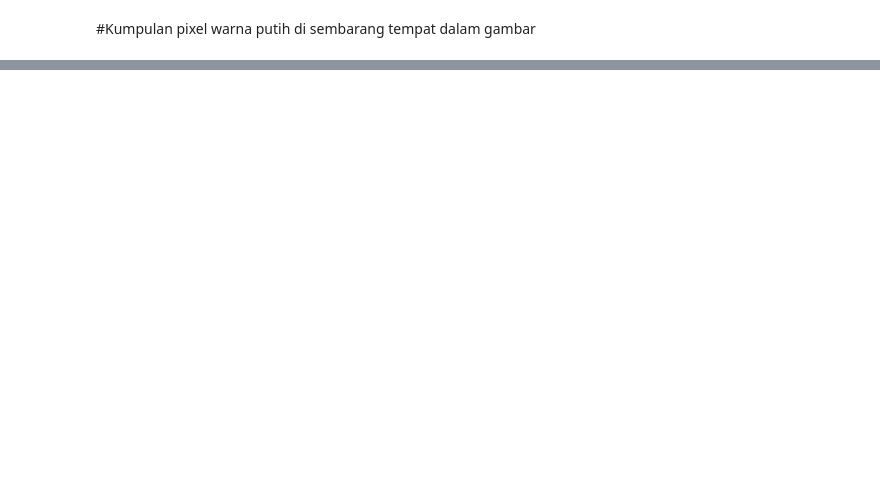
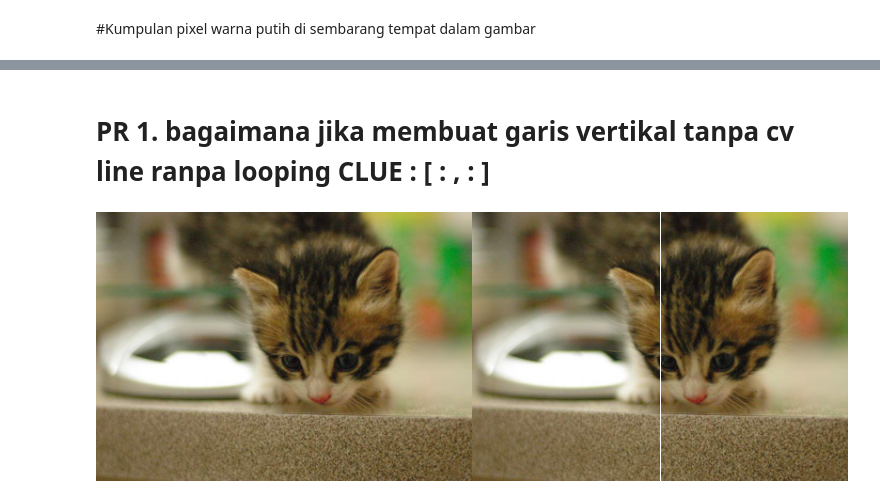
Before and after one commit to judhacdc/PCVK_Genap_2023, a Jupyter notebook: week1.ipynb, the cells around one changed output, grey strips where cells are left out. Cells and saved outputs as stored; diff of their text form; code cells hidden in the pictures; blank space fills up the shorter version.

```diff
--- a/week1.ipynb
+++ b/week1.ipynb
@@ -117,0 +117,13 @@ cv2_imshow(final_frame)
+# %% [markdown]
+# PR 1.	bagaimana jika membuat garis vertikal tanpa cv line ranpa looping  CLUE : [ : , : ]
+# %%
+image_2 = cv.cvtColor(image, cv.COLOR_BGR2RGB)
+image_3 = cv.cvtColor(image, cv.COLOR_BGR2RGB)
+
+tinggi, lebar, _ = image_3.shape
+image_3[:,int(lebar/2)] = [255, 255, 255]
+
+final_frame = cv.hconcat((image_2, image_3))
+cv2_imshow(final_frame)
+# %% [output]
+[figure, added]
```
Also changed, not shown: parts of 9 cells of this notebook.
